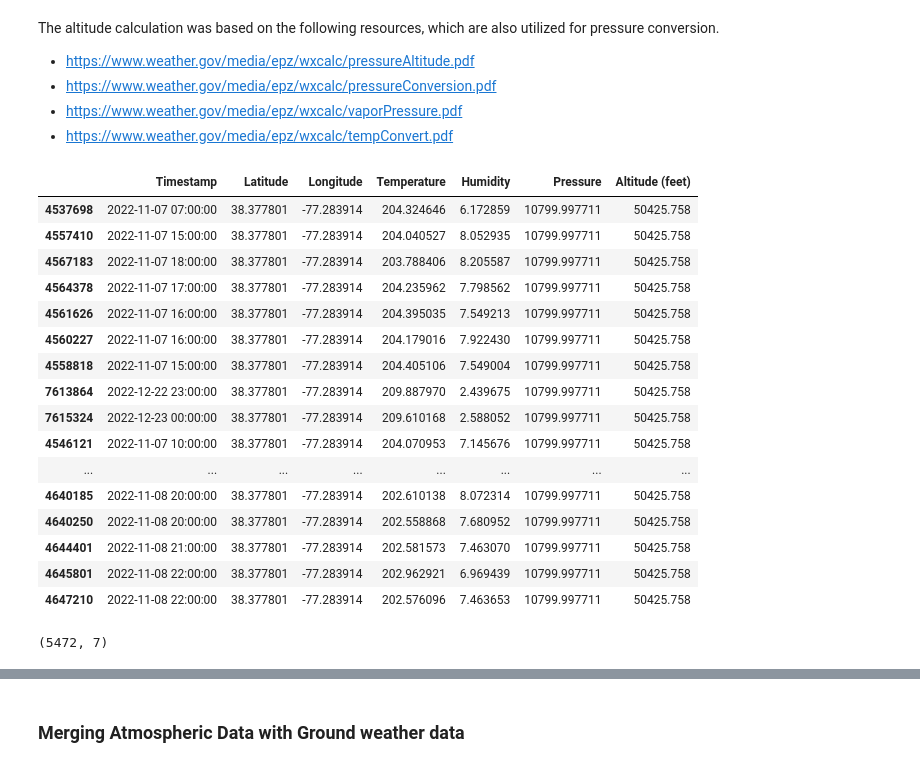
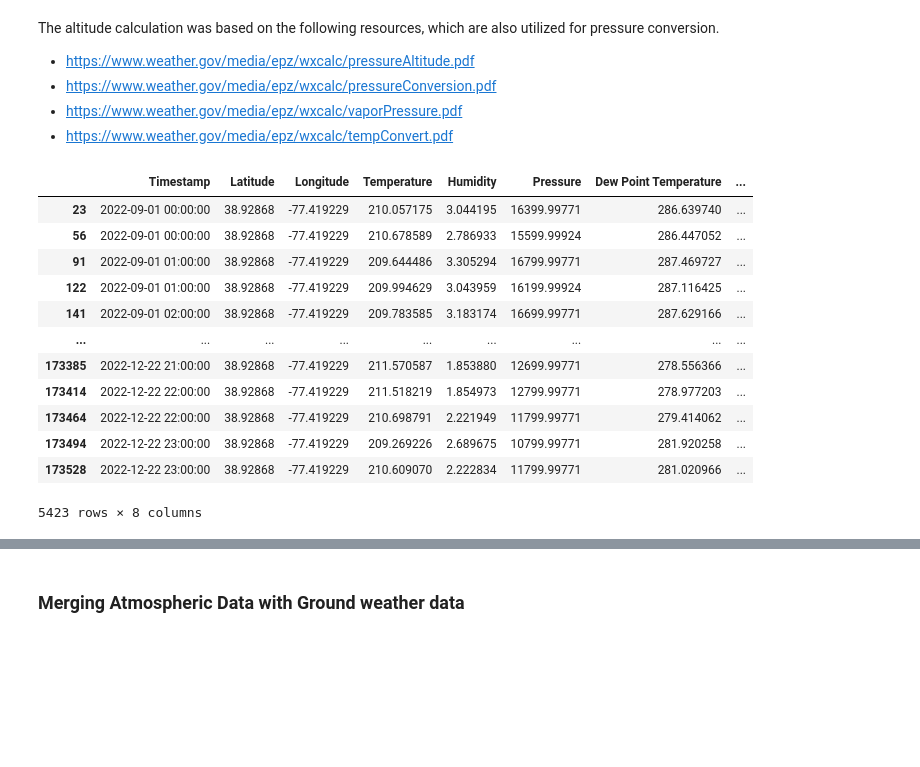
Before and after one commit to Fraolabebe/Team-SkySci-Analytics, a Jupyter notebook: Atmospheric Data Scraper/RAP Atmospheric Data Transformation.ipynb, the cells around one changed output, grey strips where cells are left out. Saved outputs shown, nothing was run; the diff lists cells and outputs as text; code cells hidden in the pictures; blank space fills up the shorter version.

```diff
--- a/Atmospheric Data Scraper/RAP Atmospheric Data Transformation.ipynb
+++ b/Atmospheric Data Scraper/RAP Atmospheric Data Transformation.ipynb
@@ -52,8 +54,8 @@ Grouped data:
 # %%
 #selected area of coordinates
 
-long = -77.28391389676462
-lat= 38.37780115022908
+long = -77.41922859
+lat= 38.92867959
 # %%
 # Checking if there are datapoint within the selected alt and long coordinates
 selected_data = atmosphericData[(atmosphericData['Latitude'] == lat) & (atmosphericData['Longitude'] == long)]
@@ -77,29 +79,23 @@ def calculate_altitude(Pressure):
     altitude = (1 - ((Pressure/100) / 1013.25) ** 0.190284) * 145366.45  #  divide presssure 100 to convert it from Pascal to hpa
     return round(altitude, 3)
 selected_data.loc[:, 'Altitude (feet)'] = calculate_altitude(selected_data['Pressure'])
-selected_data.sort_values('Altitude (feet)', ascending=False).head(30)
+# selected_data.sort_values('Altitude (feet)', ascending=False).head(30)
-# %% [output]
-|  | Timestamp | Latitude | Longitude | Temperature | Humidity | Pressure | Altitude (feet) |
-| 4537698 | 2022-11-07 07:00:00 | 38.377801 | -77.283914 | 204.324646 | 6.172859 | 10799.997711 | 50425.758 |
-| 4557410 | 2022-11-07 15:00:00 | 38.377801 | -77.283914 | 204.040527 | 8.052935 | 10799.997711 | 50425.758 |
-| 4567183 | 2022-11-07 18:00:00 | 38.377801 | -77.283914 | 203.788406 | 8.205587 | 10799.997711 | 50425.758 |
-| 4564378 | 2022-11-07 17:00:00 | 38.377801 | -77.283914 | 204.235962 | 7.798562 | 10799.997711 | 50425.758 |
-| 4561626 | 2022-11-07 16:00:00 | 38.377801 | -77.283914 | 204.395035 | 7.549213 | 10799.997711 | 50425.758 |
-| 4560227 | 2022-11-07 16:00:00 | 38.377801 | -77.283914 | 204.179016 | 7.922430 | 10799.997711 | 50425.758 |
-| 4558818 | 2022-11-07 15:00:00 | 38.377801 | -77.283914 | 204.405106 | 7.549004 | 10799.997711 | 50425.758 |
-| 7613864 | 2022-12-22 23:00:00 | 38.377801 | -77.283914 | 209.887970 | 2.439675 | 10799.997711 | 50425.758 |
-| 7615324 | 2022-12-23 00:00:00 | 38.377801 | -77.283914 | 209.610168 | 2.588052 | 10799.997711 | 50425.758 |
-| 4546121 | 2022-11-07 10:00:00 | 38.377801 | -77.283914 | 204.070953 | 7.145676 | 10799.997711 | 50425.758 |
-| ... | ... | ... | ... | ... | ... | ... | ... |
-| 4640185 | 2022-11-08 20:00:00 | 38.377801 | -77.283914 | 202.610138 | 8.072314 | 10799.997711 | 50425.758 |
-| 4640250 | 2022-11-08 20:00:00 | 38.377801 | -77.283914 | 202.558868 | 7.680952 | 10799.997711 | 50425.758 |
-| 4644401 | 2022-11-08 21:00:00 | 38.377801 | -77.283914 | 202.581573 | 7.463070 | 10799.997711 | 50425.758 |
-| 4645801 | 2022-11-08 22:00:00 | 38.377801 | -77.283914 | 202.962921 | 6.969439 | 10799.997711 | 50425.758 |
-| 4647210 | 2022-11-08 22:00:00 | 38.377801 | -77.283914 | 202.576096 | 7.463653 | 10799.997711 | 50425.758 |
-# %%
-selected_data.shape
-# %% [output]
-(5472, 7)
+# %%
+selected_data
+# %% [output]
+|  | Timestamp | Latitude | Longitude | Temperature | Humidity | Pressure | Dew Point Temperature | ... |
+| 23 | 2022-09-01 00:00:00 | 38.92868 | -77.419229 | 210.057175 | 3.044195 | 16399.99771 | 286.639740 | ... |
+| 56 | 2022-09-01 00:00:00 | 38.92868 | -77.419229 | 210.678589 | 2.786933 | 15599.99924 | 286.447052 | ... |
+| 91 | 2022-09-01 01:00:00 | 38.92868 | -77.419229 | 209.644486 | 3.305294 | 16799.99771 | 287.469727 | ... |
+| 122 | 2022-09-01 01:00:00 | 38.92868 | -77.419229 | 209.994629 | 3.043959 | 16199.99924 | 287.116425 | ... |
+| 141 | 2022-09-01 02:00:00 | 38.92868 | -77.419229 | 209.783585 | 3.183174 | 16699.99771 | 287.629166 | ... |
+| ... | ... | ... | ... | ... | ... | ... | ... | ... |
+| 173385 | 2022-12-22 21:00:00 | 38.92868 | -77.419229 | 211.570587 | 1.853880 | 12699.99771 | 278.556366 | ... |
+| 173414 | 2022-12-22 22:00:00 | 38.92868 | -77.419229 | 211.518219 | 1.854973 | 12799.99771 | 278.977203 | ... |
+| 173464 | 2022-12-22 22:00:00 | 38.92868 | -77.419229 | 210.698791 | 2.221949 | 11799.99771 | 279.414062 | ... |
+| 173494 | 2022-12-22 23:00:00 | 38.92868 | -77.419229 | 209.269226 | 2.689675 | 10799.99771 | 281.920258 | ... |
+| 173528 | 2022-12-22 23:00:00 | 38.92868 | -77.419229 | 210.609070 | 2.222834 | 11799.99771 | 281.020966 | ... |
+5423 rows × 8 columns
 # %%
 print( round(min(selected_data['Altitude (feet)']),2))
 print( round(max(selected_data['Altitude (feet)']),2))
```
Also changed, not shown: parts of 46 cells of this notebook.
